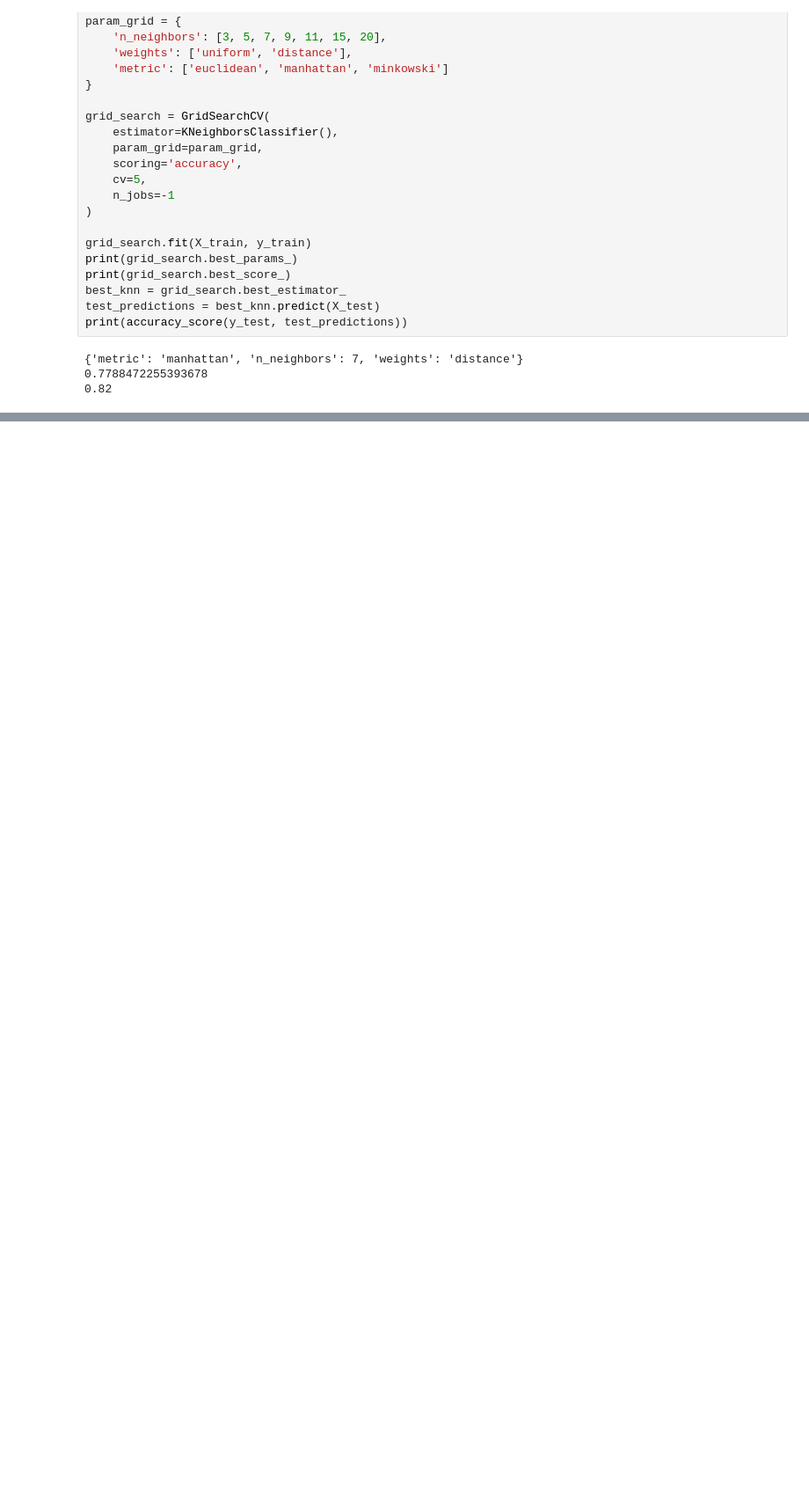
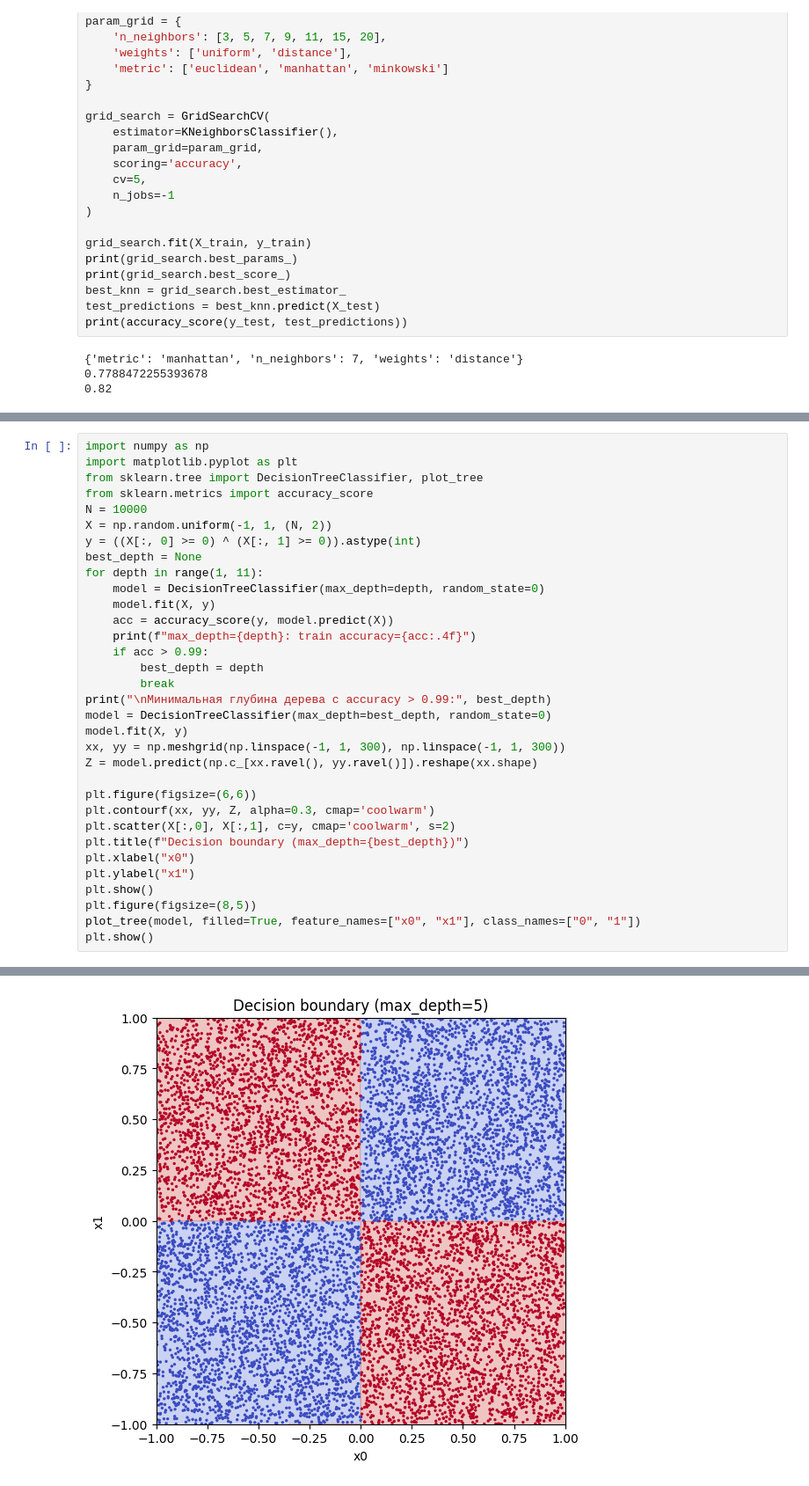
Before and after one commit to silvesttrnovikov-crypto/Homework_, a Jupyter notebook: untitl.ipynb, the cells around one changed output, grey strips where cells are left out. Shown at 88% size. Cells and saved outputs as stored; diff of their text form; blank space fills up the shorter version.

```diff
--- a/untitl.ipynb
+++ b/untitl.ipynb
@@ -469,0 +474,34 @@ print(accuracy_score(y_test, test_predictions))
+# %%
+import numpy as np
+import matplotlib.pyplot as plt
+from sklearn.tree import DecisionTreeClassifier, plot_tree
+from sklearn.metrics import accuracy_score
+N = 10000
+X = np.random.uniform(-1, 1, (N, 2))
+y = ((X[:, 0] >= 0) ^ (X[:, 1] >= 0)).astype(int)
+best_depth = None
+for depth in range(1, 11):
+    model = DecisionTreeClassifier(max_depth=depth, random_state=0)
+    model.fit(X, y)
+    acc = accuracy_score(y, model.predict(X))
+    print(f"max_depth={depth}: train accuracy={acc:.4f}")
+    if acc > 0.99:
+        best_depth = depth
+        break
+print("\nМинимальная глубина дерева с accuracy > 0.99:", best_depth)
+model = DecisionTreeClassifier(max_depth=best_depth, random_state=0)
+model.fit(X, y)
+xx, yy = np.meshgrid(np.linspace(-1, 1, 300), np.linspace(-1, 1, 300))
+Z = model.predict(np.c_[xx.ravel(), yy.ravel()]).reshape(xx.shape)
+
+plt.figure(figsize=(6,6))
+plt.contourf(xx, yy, Z, alpha=0.3, cmap='coolwarm')
+plt.scatter(X[:,0], X[:,1], c=y, cmap='coolwarm', s=2)
+plt.title(f"Decision boundary (max_depth={best_depth})")
+plt.xlabel("x0")
+plt.ylabel("x1")
+plt.show()
+plt.figure(figsize=(8,5))
+plot_tree(model, filled=True, feature_names=["x0", "x1"], class_names=["0", "1"])
+plt.show()
+# %% [output]
@@ -469,0 +515 @@ print(accuracy_score(y_test, test_predictions))
+[figure, added]
```
Also changed, not shown: parts of 6 cells of this notebook.
